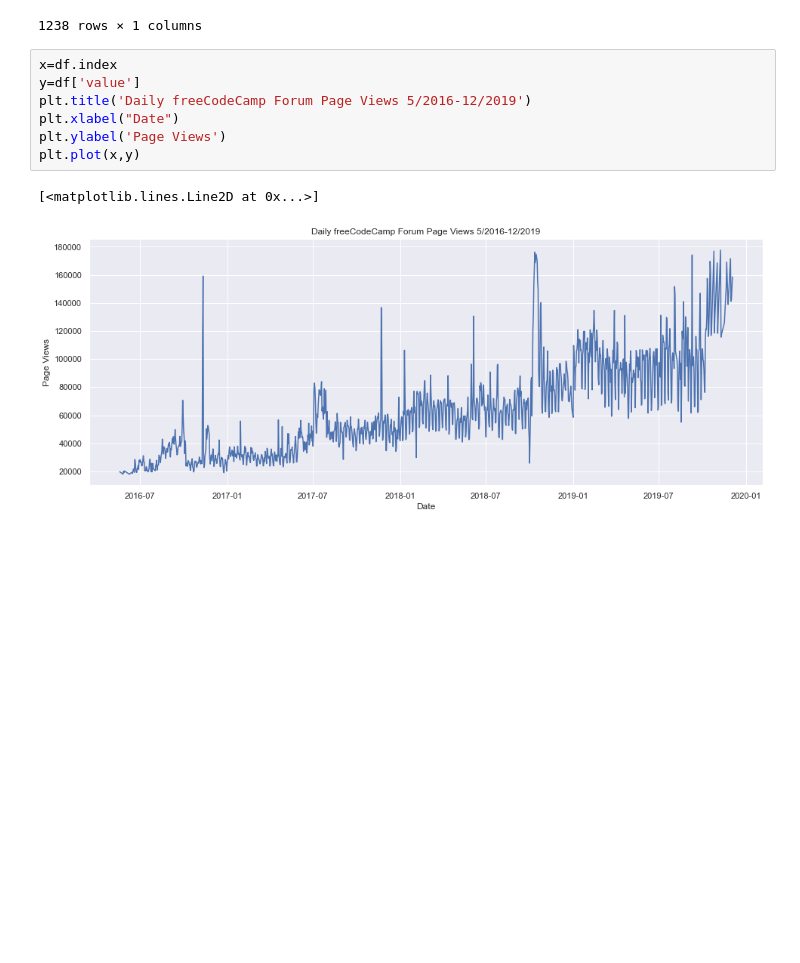
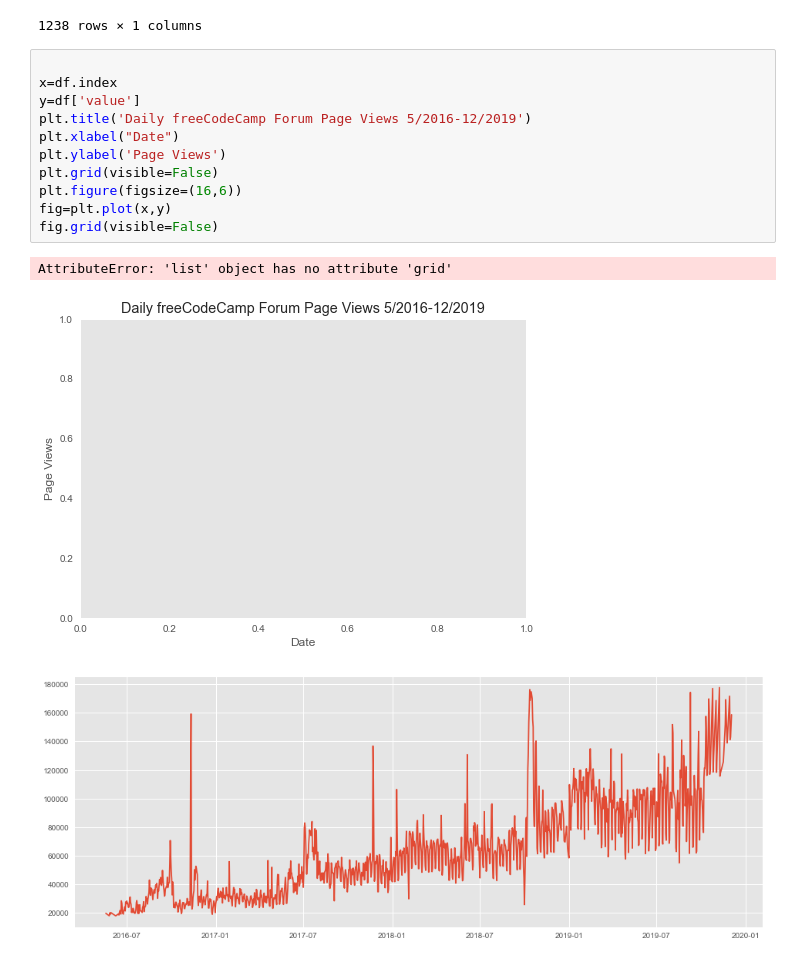
Before and after one commit to MohamedAbdElgni/pageviews-FCC, a Jupyter notebook: Page_views.ipynb, the cells around one changed output. Drawn from its saved outputs; the diff is of its cells as text; blank space fills up the shorter version.

```diff
--- a/Page_views.ipynb
+++ b/Page_views.ipynb
@@ -48,12 +48,17 @@ df
 | 2019-12-03 | 158549 |
 1238 rows × 1 columns
 # %%
+
 x=df.index
 y=df['value']
 plt.title('Daily freeCodeCamp Forum Page Views 5/2016-12/2019')
 plt.xlabel("Date")
 plt.ylabel('Page Views')
-plt.plot(x,y)
+plt.grid(visible=False)
+plt.figure(figsize=(16,6))
+fig=plt.plot(x,y)
+fig.grid(visible=False)
 # %% [output]
-[<matplotlib.lines.Line2D at 0x...>]
+AttributeError: 'list' object has no attribute 'grid'
-[figure, old version]
+[figure, new version]
+[figure, added]
```
Also changed, not shown: parts of 5 cells of this notebook.
